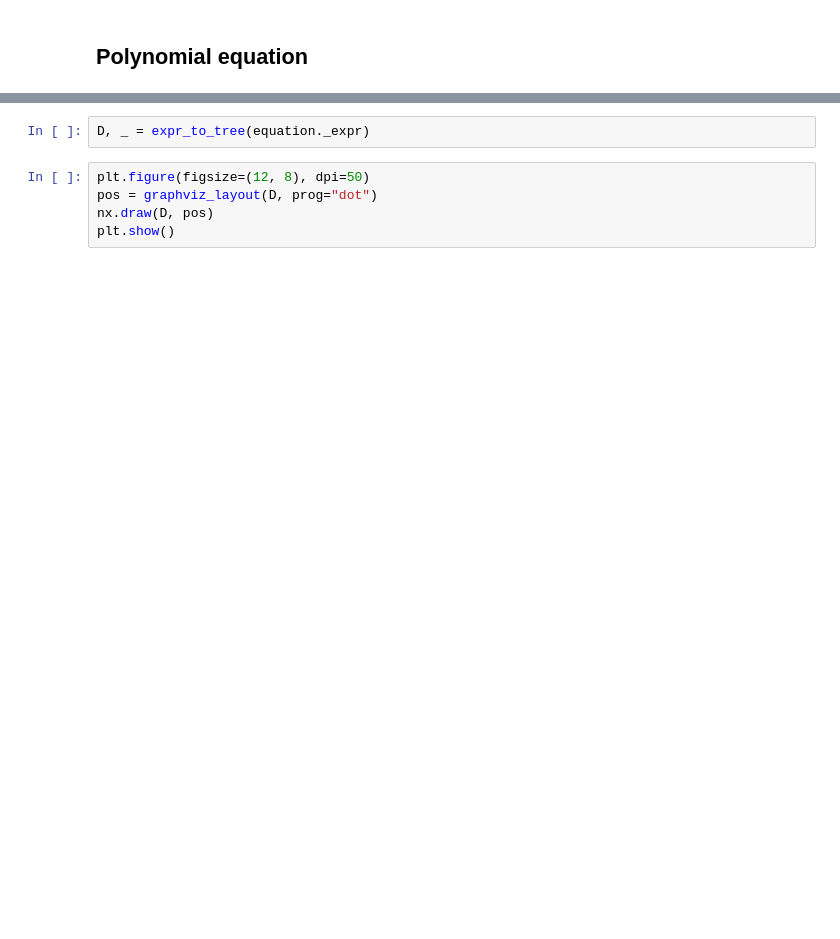
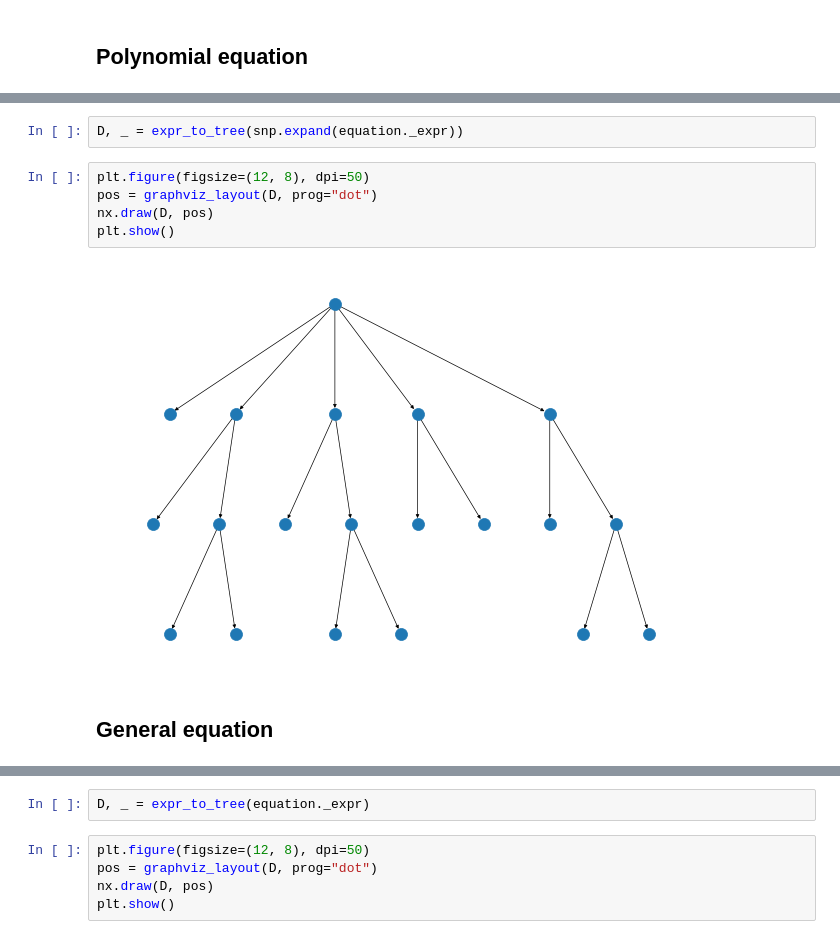
Before and after one commit to SchattenGenie/RoboScientist, a Jupyter notebook: examples/data_generation/generating_and_vizualizing_equations.ipynb, the cells around one changed output, grey strips where cells are left out. Saved outputs shown, nothing was run; the diff lists cells and outputs as text; blank space fills up the shorter version.

```diff
--- a/examples/data_generation/generating_and_vizualizing_equations.ipynb
+++ b/examples/data_generation/generating_and_vizualizing_equations.ipynb
@@ -27,0 +44,11 @@ print(equation.func(x0=4), equation.postfix, equation.variables)
+# %%
+D, _ = expr_to_tree(snp.expand(equation._expr))
+# %%
+plt.figure(figsize=(12, 8), dpi=50)
+pos = graphviz_layout(D, prog="dot")
+nx.draw(D, pos)
+plt.show()
+# %% [output]
+[figure, added]
+# %% [markdown]
+## General equation
```
Also changed, not shown: parts of 47 cells of this notebook, 1 other file.
